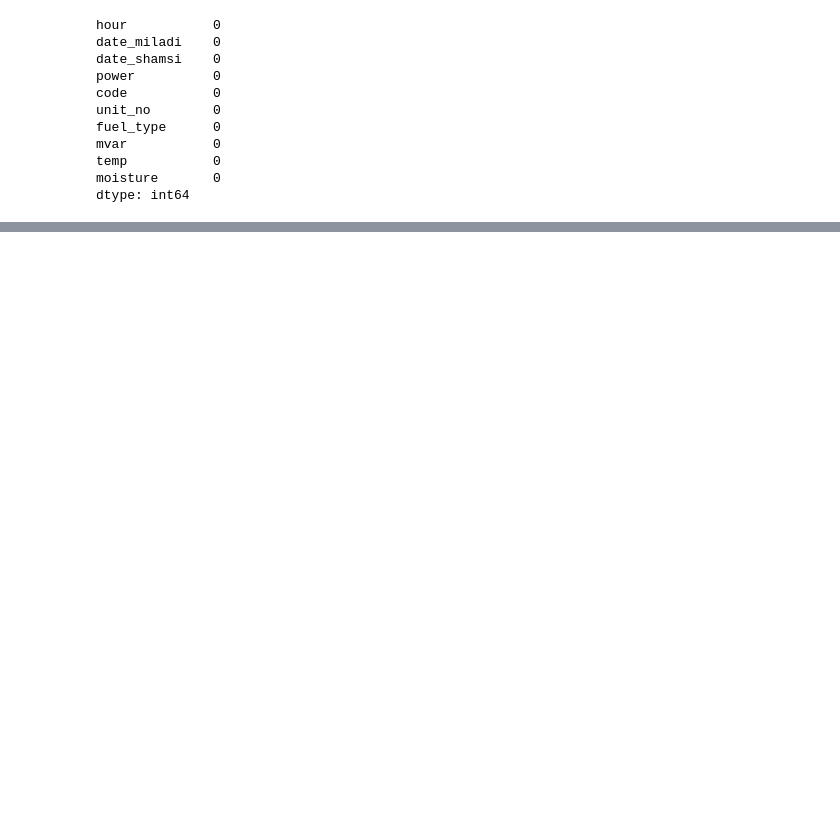
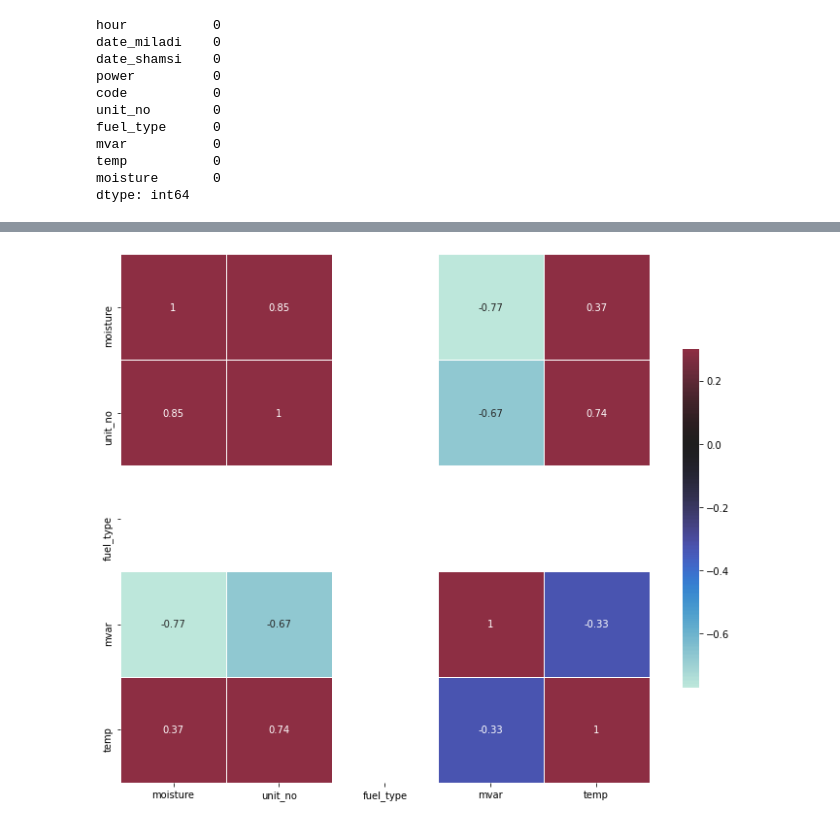
Before and after one commit to reza-pishva/6-MachineLearning-Python, a Jupyter notebook: Projects/EstimatePowerProduction.ipynb, the cells around one changed output, grey strips where cells are left out. Saved outputs shown, nothing was run; the diff lists cells and outputs as text; code cells hidden in the pictures; blank space fills up the shorter version.

```diff
--- a/Projects/EstimatePowerProduction.ipynb
+++ b/Projects/EstimatePowerProduction.ipynb
@@ -150,0 +158,8 @@ X
+# %%
+plt.figure(figsize=(10,10))
+sns.heatmap(X_train.corr(),vmax=.3, center=0,
+            square=True, linewidths=.5, cbar_kws={"shrink": .5},annot=True)
+plt.tight_layout()
+plt.show()
+# %% [output]
+[figure, added]
```
Also changed, not shown: parts of 19 cells of this notebook, 2 other files.
